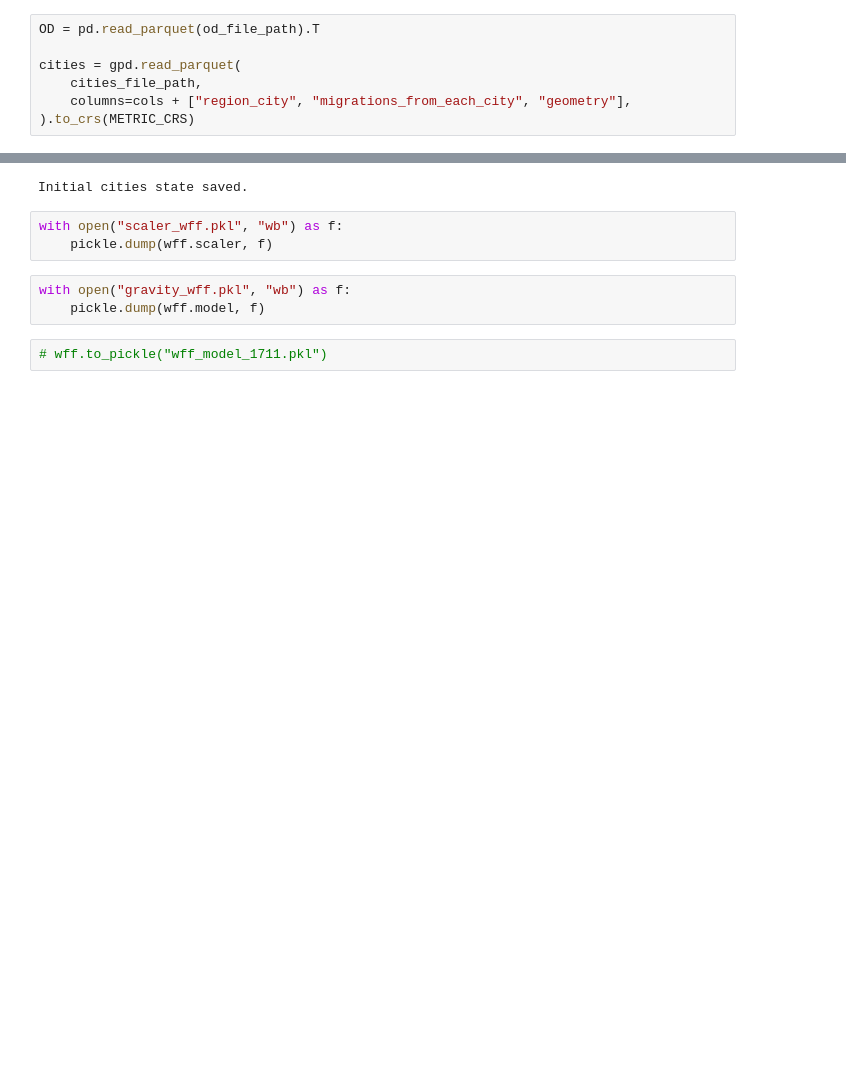
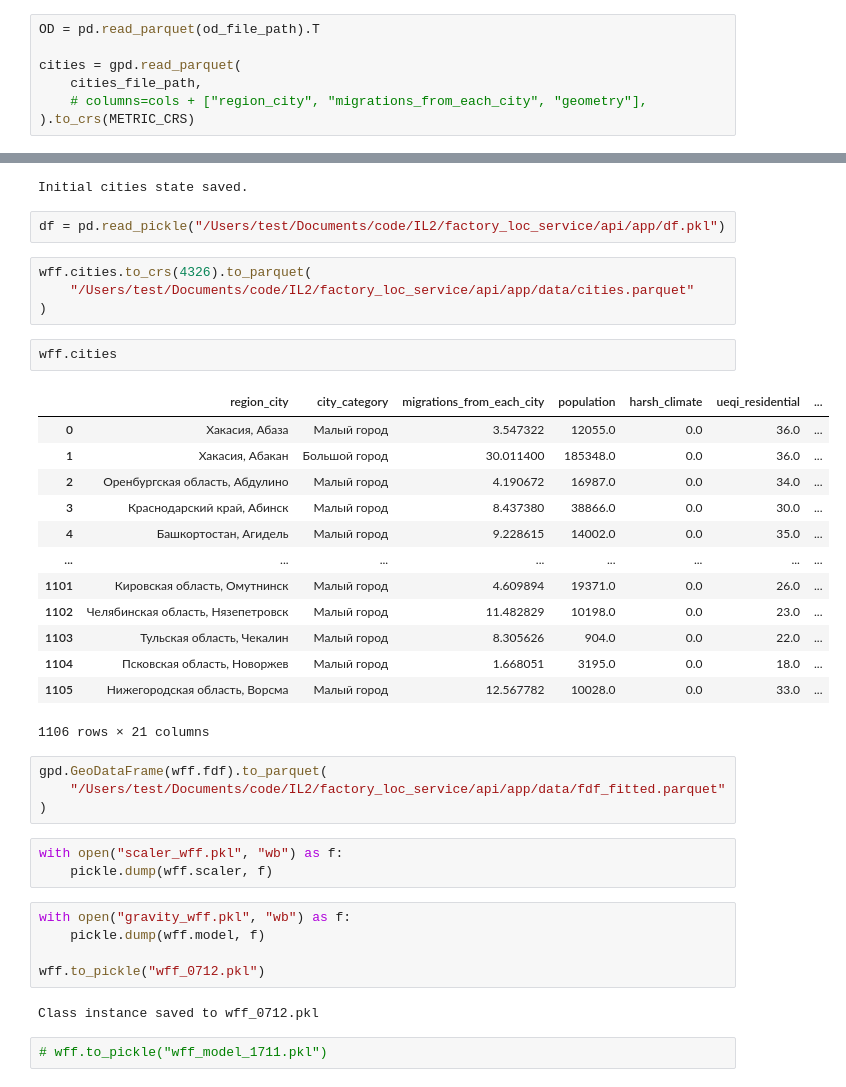
Before and after one commit to GeorgeKontsevik/planter, a Jupyter notebook: examples/4-5-6. calcs_flows copy.ipynb, the cells around one changed output, grey strips where cells are left out. Saved outputs shown, nothing was run; the diff lists cells and outputs as text; blank space fills up the shorter version.

```diff
--- a/examples/4-5-6. calcs_flows copy.ipynb
+++ b/examples/4-5-6. calcs_flows copy.ipynb
@@ -93,7 +93,7 @@ OD = pd.read_parquet(od_file_path).T
 
 cities = gpd.read_parquet(
     cities_file_path,
-    columns=cols + ["region_city", "migrations_from_each_city", "geometry"],
+    # columns=cols + ["region_city", "migrations_from_each_city", "geometry"],
 ).to_crs(METRIC_CRS)
 # %%
 def define_model():
@@ -1014,12 +1014,42 @@ else:
     wff.run_cities_pipeline_stage_8()  # this one needs to be re-run after update
 # %% [output]
 Initial cities state saved.
+# %%
+df = pd.read_pickle("/Users/test/Documents/code/IL2/factory_loc_service/api/app/df.pkl")
+# %%
+wff.cities.to_crs(4326).to_parquet(
+    "/Users/test/Documents/code/IL2/factory_loc_service/api/app/data/cities.parquet"
+)
+# %%
+wff.cities
+# %% [output]
+|  | region_city | city_category | migrations_from_each_city | population | harsh_climate | ueqi_residential | ... |
+| 0 | Хакасия, Абаза | Малый город | 3.547322 | 12055.0 | 0.0 | 36.0 | ... |
+| 1 | Хакасия, Абакан | Большой город | 30.011400 | 185348.0 | 0.0 | 36.0 | ... |
+| 2 | Оренбургская область, Абдулино | Малый город | 4.190672 | 16987.0 | 0.0 | 34.0 | ... |
+| 3 | Краснодарский край, Абинск | Малый город | 8.437380 | 38866.0 | 0.0 | 30.0 | ... |
+| 4 | Башкортостан, Агидель | Малый город | 9.228615 | 14002.0 | 0.0 | 35.0 | ... |
+| ... | ... | ... | ... | ... | ... | ... | ... |
+| 1101 | Кировская область, Омутнинск | Малый город | 4.609894 | 19371.0 | 0.0 | 26.0 | ... |
+| 1102 | Челябинская область, Нязепетровск | Малый город | 11.482829 | 10198.0 | 0.0 | 23.0 | ... |
+| 1103 | Тульская область, Чекалин | Малый город | 8.305626 | 904.0 | 0.0 | 22.0 | ... |
+| 1104 | Псковская область, Новоржев | Малый город | 1.668051 | 3195.0 | 0.0 | 18.0 | ... |
+| 1105 | Нижегородская область, Ворсма | Малый город | 12.567782 | 10028.0 | 0.0 | 33.0 | ... |
+1106 rows × 21 columns
+# %%
+gpd.GeoDataFrame(wff.fdf).to_parquet(
+    "/Users/test/Documents/code/IL2/factory_loc_service/api/app/data/fdf_fitted.parquet"
+)
 # %%
 with open("scaler_wff.pkl", "wb") as f:
     pickle.dump(wff.scaler, f)
 # %%
 with open("gravity_wff.pkl", "wb") as f:
     pickle.dump(wff.model, f)
+
+wff.to_pickle("wff_0712.pkl")
+# %% [output]
+Class instance saved to wff_0712.pkl
 # %%
 # wff.to_pickle("wff_model_1711.pkl")
 # %%
```
Also changed, not shown: 29 other files.
